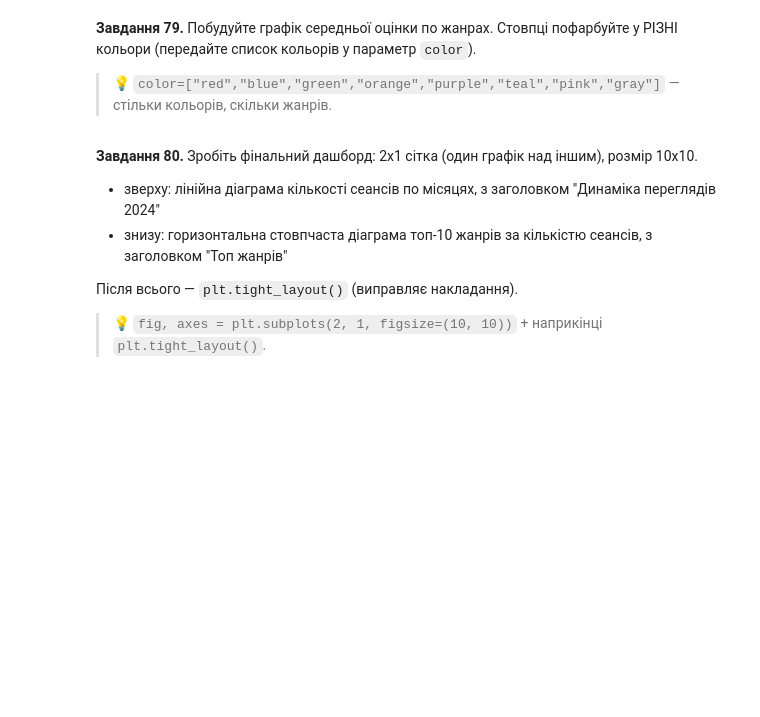
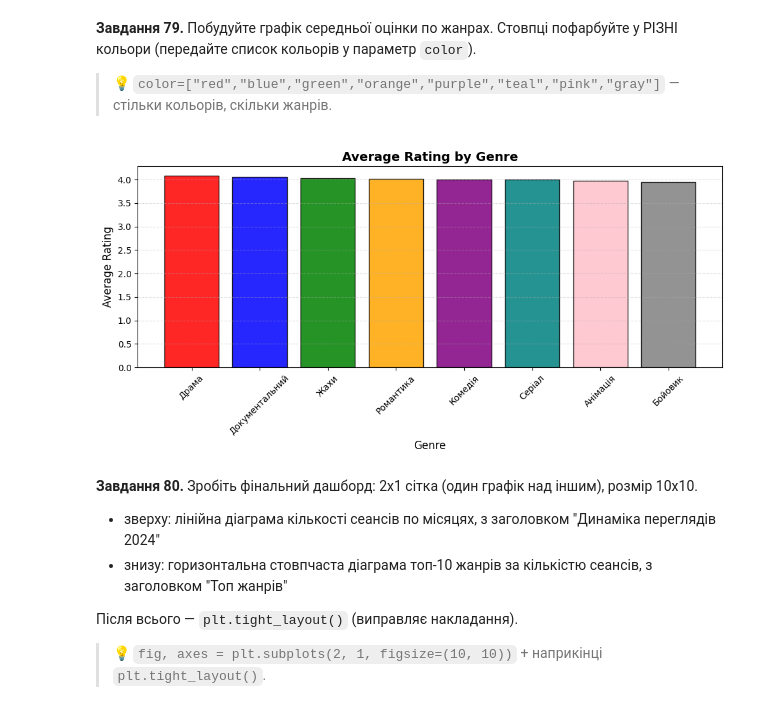
Before and after one commit to NatalieAleksandrova2026/DTA_2026, a Jupyter notebook: Homework/pandas_viz_practice.ipynb, the cells around one changed output. Drawn from its saved outputs; the diff is of its cells as text; code cells hidden in the pictures; blank space fills up the shorter version.

```diff
--- a/Homework/pandas_viz_practice.ipynb
+++ b/Homework/pandas_viz_practice.ipynb
@@ -1588,3 +1586,26 @@ plt.show()
+# %%
+# Завдання 79:
+genre_rating = sess.groupby("genre")["rating"].mean().sort_values(ascending=False)
+
+colors_palette = ["red", "blue", "green", "orange", "purple", "teal", "pink", "gray", "gold", "orchid"]
+
+current_colors = colors_palette[:len(genre_rating)]
+
+plt.figure(figsize=(10, 5))
+
+plt.bar(genre_rating.index, genre_rating.values, color=current_colors, edgecolor="black", alpha=0.85)
+plt.title("Average Rating by Genre", fontsize=14, fontweight="bold")
+plt.xlabel("Genre", fontsize=12)
+plt.ylabel("Average Rating", fontsize=12)
+
+plt.xticks(rotation=45)
+
+plt.grid(axis="y", linestyle="--", alpha=0.4)
+
+plt.tight_layout()
+plt.show()
+# %% [output]
+[figure, added]
 # %% [markdown]
 **Завдання 80.** Зробіть фінальний дашборд: 2x1 сітка (один графік над іншим), розмір 10x10.
 - зверху: лінійна діаграма кількості сеансів по місяцях, з заголовком "Динаміка переглядів 2024"
```
Also changed, not shown: parts of 3 cells of this notebook.
